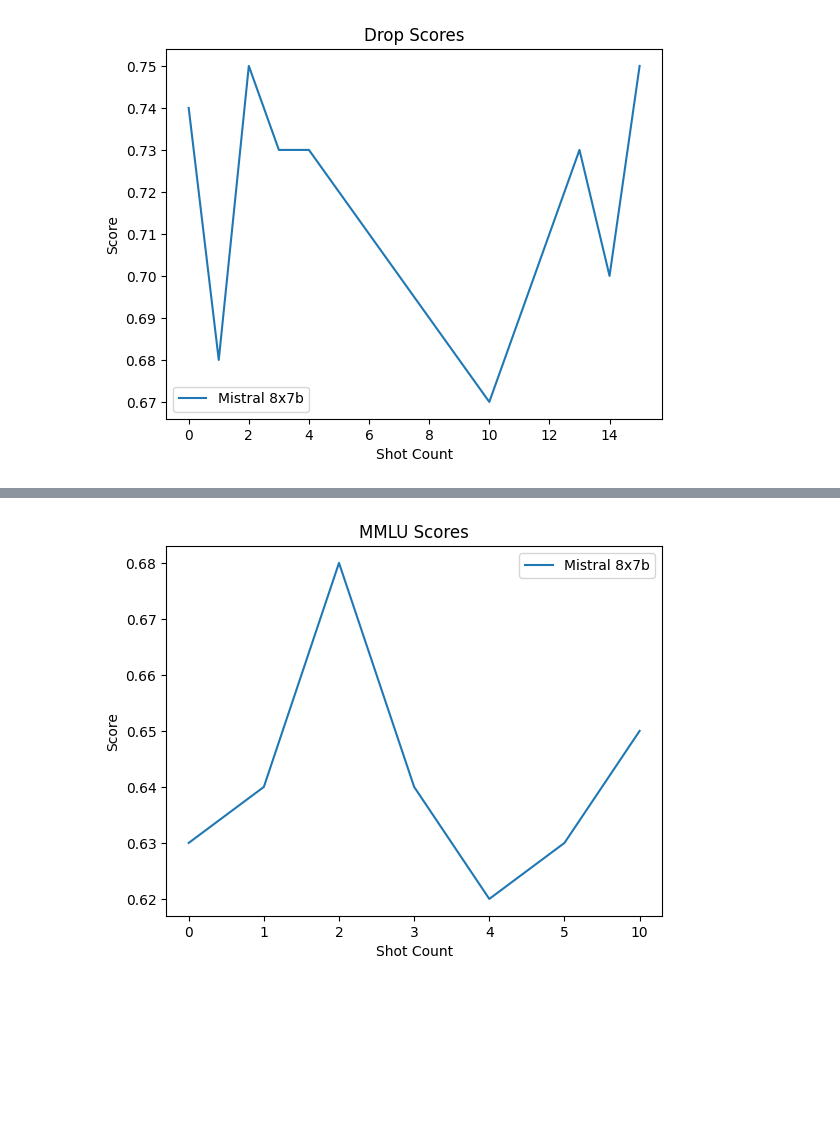
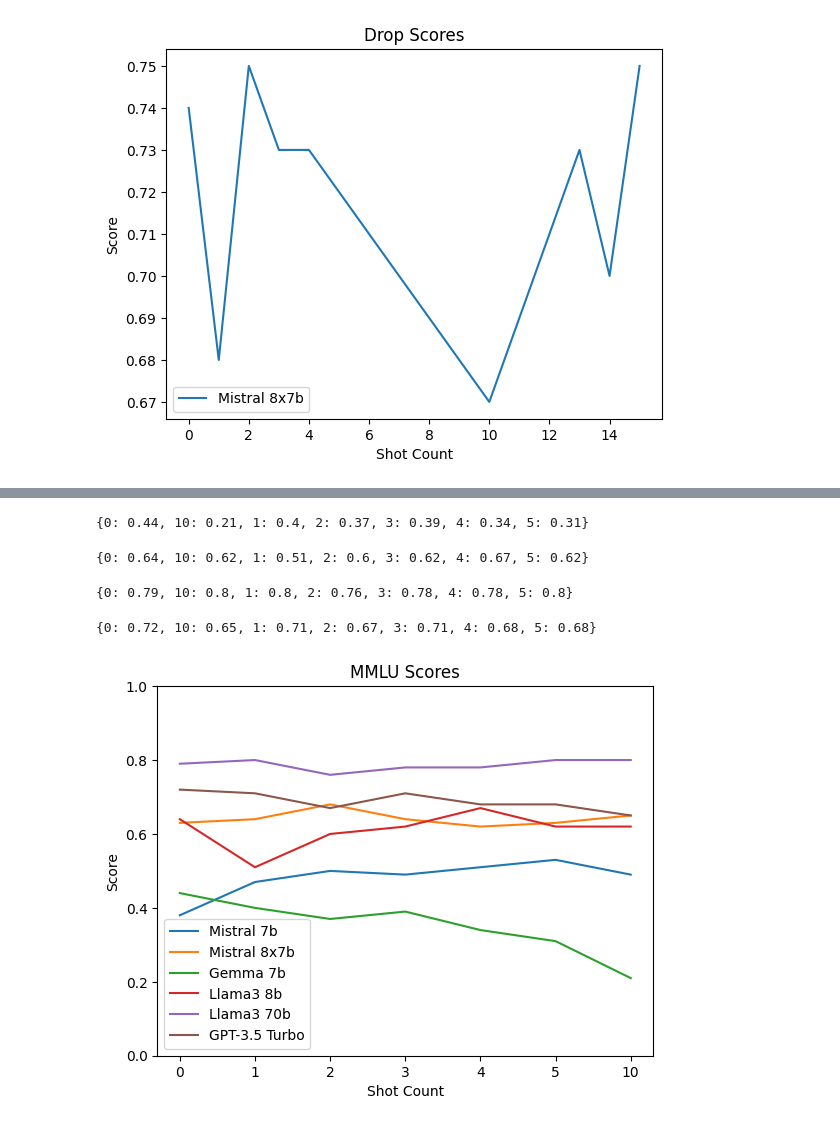
Before and after one commit to somaniarushi/evaluations, a Jupyter notebook: scripts/data_analyze.ipynb, the cells around one changed output, grey strips where cells are left out. Cells and saved outputs as stored; diff of their text form; code cells hidden in the pictures; blank space fills up the shorter version.

```diff
--- a/scripts/data_analyze.ipynb
+++ b/scripts/data_analyze.ipynb
@@ -250,4 +273,32 @@ new_mistral_8x7b_mmlu_scores
-# %%
-plot_scores(new_mistral_8x7b_mmlu_scores, 'Mistral 8x7b')
-# %% [output]
-[figure, removed]
+# %%
+new_google_7b_mmlu_scores = get_scores('evaluations/corrected_outputs/google/gemma-7b-it/', '7b')
+new_google_7b_mmlu_scores
+# %% [output]
+{0: 0.44, 10: 0.21, 1: 0.4, 2: 0.37, 3: 0.39, 4: 0.34, 5: 0.31}
+# %%
+new_llama_8b_mmlu_scores = get_scores('evaluations/corrected_outputs/llama/llama3-8b/', '8b')
+new_llama_8b_mmlu_scores
+# %% [output]
+{0: 0.64, 10: 0.62, 1: 0.51, 2: 0.6, 3: 0.62, 4: 0.67, 5: 0.62}
+# %%
+new_llama_70b_mmlu_scores = get_scores('evaluations/corrected_outputs/llama/llama3-70b/', '70b')
+new_llama_70b_mmlu_scores
+# %% [output]
+{0: 0.79, 10: 0.8, 1: 0.8, 2: 0.76, 3: 0.78, 4: 0.78, 5: 0.8}
+# %%
+new_openai_mm_mmlu_scores = get_scores('evaluations/corrected_outputs/openai/gpt-3.5-turbo/', 'gpt')
+new_openai_mm_mmlu_scores
+# %% [output]
+{0: 0.72, 10: 0.65, 1: 0.71, 2: 0.67, 3: 0.71, 4: 0.68, 5: 0.68}
+# %%
+# Plot all of these
+
+plot_scores(new_mistral_7b_mmlu_scores, 'Mistral 7b')
+plot_scores(new_mistral_8x7b_mmlu_scores, 'Mistral 8x7b')
+plot_scores(new_google_7b_mmlu_scores, 'Gemma 7b')
+plot_scores(new_llama_8b_mmlu_scores, 'Llama3 8b')
+plot_scores(new_llama_70b_mmlu_scores, 'Llama3 70b')
+plot_scores(new_openai_mm_mmlu_scores, 'GPT-3.5 Turbo')
+plt.show()
+# %% [output]
+[figure, added]
```
Also changed, not shown: parts of 4 cells of this notebook, 3 other files.
